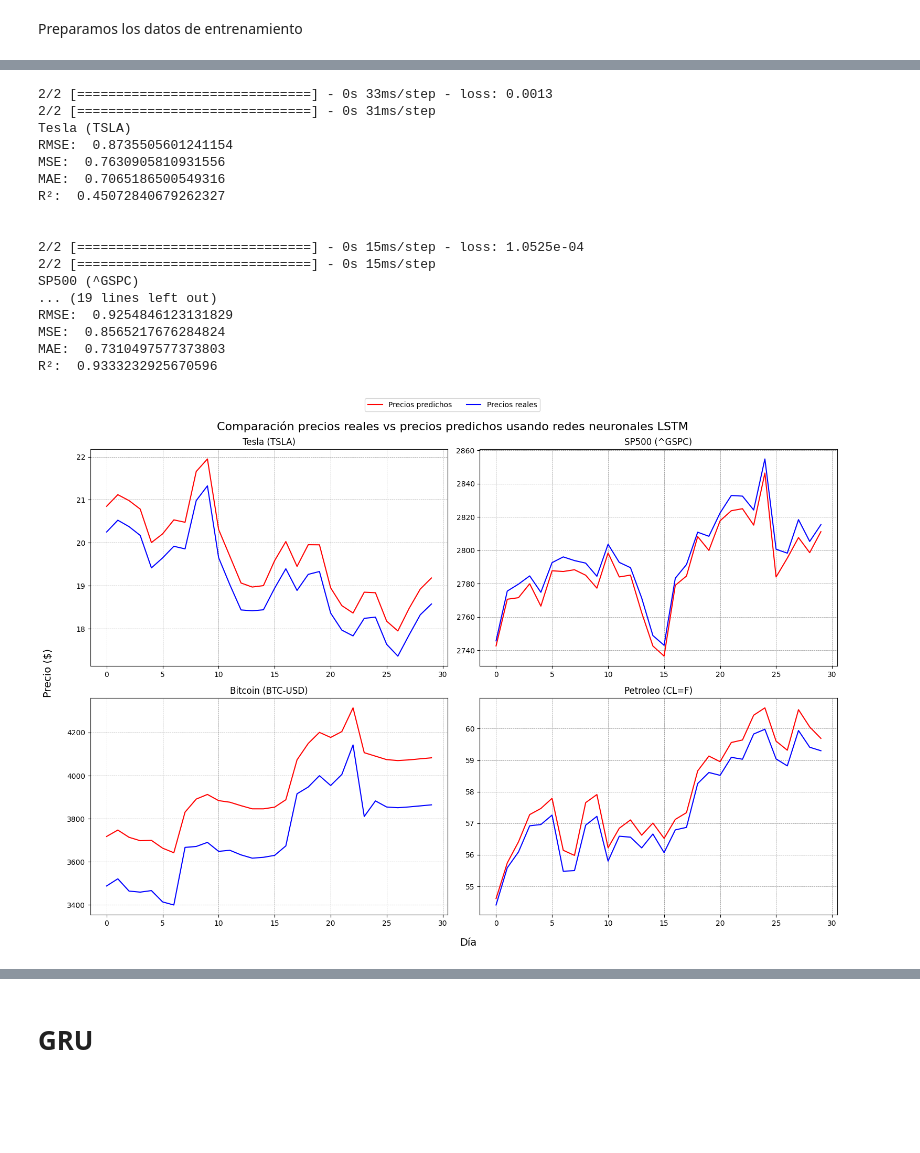
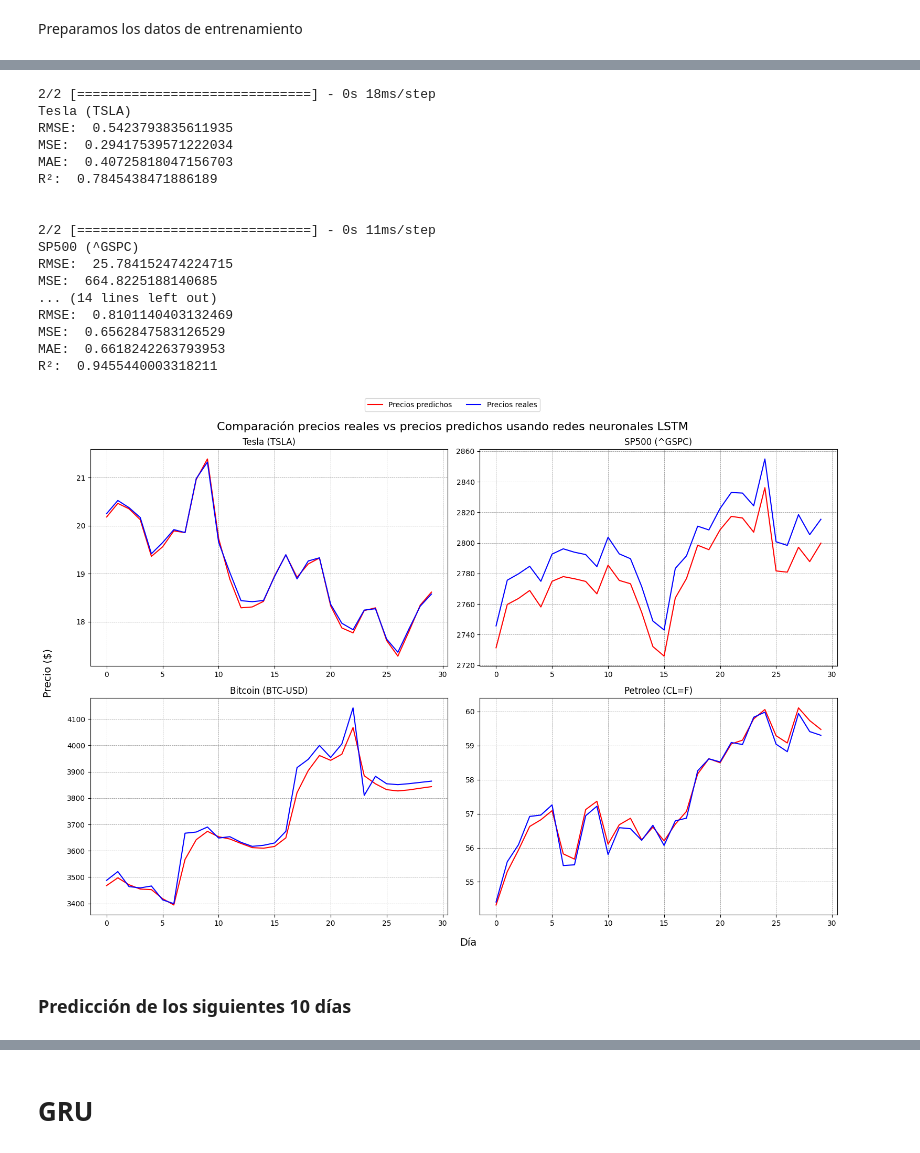
Before and after one commit to samuelvaler/TFM-PRICE-PREDICTION, a Jupyter notebook: Predicciones_2019/TFM_2010_2019.ipynb, the cells around one changed output, grey strips where cells are left out. Cells and saved outputs as stored; diff of their text form; code cells hidden in the pictures; blank space fills up the shorter version.

Commit message:
TFM Acabado
Versión Final mejorada

```diff
--- a/Predicciones_2019/TFM_2010_2019.ipynb
+++ b/Predicciones_2019/TFM_2010_2019.ipynb
@@ -612,13 +612,15 @@ y_sp500_t, x_sp500_t = create_time_series_dataset(datos_sp500_test, pasos_sp500)
 y_bitcoin_t, x_bitcoin_t = create_time_series_dataset(datos_bitcoin_test, pasos_bitcoin)
 y_petroleo_t, x_petroleo_t = create_time_series_dataset(datos_petroleo_test, pasos_petroleo)
 # %%
-def create_lstm(units, activation):
+def create_lstm(units, activation, learning_rate):
     model = Sequential()
     model.add(LSTM(units=units, activation=activation, input_shape=(None, 1), return_sequences=True))
     model.add(LSTM(units=units, activation=activation, return_sequences=True))
     model.add(LSTM(units=units, activation=activation, return_sequences=False))
     model.add(Dense(units=1))
-    model.compile(optimizer='adam', loss='mean_squared_error')
+    model.compile(loss='mean_squared_error',
+                  optimizer=Adam(learning_rate=learning_rate),
+                  metrics=['mean_squared_error'])
     return model
 
 
@@ -629,7 +631,8 @@ lstm_petroleo = KerasRegressor(build_fn=create_lstm)
 
 param_grid = {
     'units': [6, 12, 24, 36, 64, 128, 256, 512],
-    'activation': ['relu', 'sigmoid']
+    'activation': ['relu', 'sigmoid'],
+    'learning_rate': [0.0001, 0.001, 0.01, 0.1, 1]
 }
 
 grid_search_tesla = GridSearchCV(estimator=lstm_tesla, param_grid=param_grid, cv=3, scoring='r2', verbose=0)
@@ -641,15 +644,3 @@ grid_search_tesla.fit(x_train_tesla, y_train_tesla)
 grid_search_sp500.fit(x_train_sp500, y_train_sp500)
 grid_search_bitcoin.fit(x_train_bitcoin, y_train_bitcoin)
 grid_search_petroleo.fit(x_train_petroleo, y_train_petroleo)
-
-print("Mejores parámetros para Tesla: ", grid_search_tesla.best_params_)
-print("Mejor resultado para Tesla: ", grid_search_tesla.best_score_)
-
-print("Mejores parámetros para SP500: ", grid_search_sp500.best_params_)
-print("Mejor resultado para SP500: ", grid_search_sp500.best_score_)
-
-print("Mejores parámetros para Bitcoin: ", grid_search_bitcoin.best_params_)
-print("Mejor resultado para Bitcoin: ", grid_search_bitcoin.best_score_)
-
-print("Mejores parámetros para Petróleo: ", grid_search_petroleo.best_params_)
-print("Mejor resultado para Petróleo: ", grid_search_petroleo.best_score_)
@@ -680,7 +674,7 @@ lstm_tesla.add(LSTM(units = grid_search_tesla.best_params_['units'], activation
 lstm_tesla.add(LSTM(units = grid_search_tesla.best_params_['units'], activation = grid_search_tesla.best_params_['activation'], return_sequences=False))
 lstm_tesla.add(Dense(units = 1))
 
-lstm_tesla.compile(optimizer = 'adam', loss = 'mean_squared_error')
+lstm_tesla.compile(optimizer=Adam(learning_rate=grid_search_tesla.best_params_['learning_rate']), loss = 'mean_squared_error')
 history = lstm_tesla.fit(x_train_tesla, y_train_tesla, epochs=200, batch_size=32, verbose = False)
 score = lstm_tesla.evaluate(x_tesla_t, y_tesla_t, batch_size=32)
 y_pred_tesla_t = lstm_tesla.predict(x_tesla_t)
@@ -693,7 +687,7 @@ lstm_sp500.add(LSTM(units = grid_search_sp500.best_params_['units'], activation
 lstm_sp500.add(LSTM(units = grid_search_sp500.best_params_['units'], activation = grid_search_sp500.best_params_['activation'], return_sequences=True))
 lstm_sp500.add(LSTM(units = grid_search_sp500.best_params_['units'], activation = grid_search_sp500.best_params_['activation'], return_sequences=False))
 lstm_sp500.add(Dense(units = 1))
-lstm_sp500.compile(optimizer='adam', loss='mean_squared_error')
+lstm_sp500.compile(optimizer=Adam(learning_rate=grid_search_sp500.best_params_['learning_rate']), loss='mean_squared_error')
 history = lstm_sp500.fit(x_train_sp500, y_train_sp500, epochs=200, batch_size=32, verbose = False)
 score = lstm_sp500.evaluate(x_sp500_t, y_sp500_t, batch_size=32)
 y_pred_sp500_t = lstm_sp500.predict(x_sp500_t)
@@ -706,51 +700,53 @@ lstm_bitcoin.add(LSTM(units = grid_search_bitcoin.best_params_['units'], activat
 lstm_bitcoin.add(LSTM(units = grid_search_bitcoin.best_params_['units'], activation = grid_search_bitcoin.best_params_['activation'], return_sequences=True))
 lstm_bitcoin.add(LSTM(units = grid_search_bitcoin.best_params_['units'], activation = grid_search_bitcoin.best_params_['activation'], return_sequences=False))
 lstm_bitcoin.add(Dense(units = 1))
-lstm_bitcoin.compile(optimizer='adam', loss='mean_squared_error')
+lstm_bitcoin.compile(optimizer=Adam(learning_rate=grid_search_bitcoin.best_params_['learning_rate']), loss='mean_squared_error')
 history = lstm_bitcoin.fit(x_train_bitcoin, y_train_bitcoin, epochs=200, batch_size=32, verbose = False)
 score = lstm_bitcoin.evaluate(x_bitcoin_t, y_bitcoin_t, batch_size=32)
 y_pred_bitcoin_t = lstm_bitcoin.predict(x_bitcoin_t)
 evaluate_model(y_pred_bitcoin_t, y_bitcoin_t, "Bitcoin (BTC-USD)", axs[1, 0], scaler_bitcoin)
 save_model(lstm_bitcoin, 'modelos/stm_bitcoin.h5')
 
 
 lstm_petroleo = Sequential()
 lstm_petroleo.add(LSTM(units = grid_search_petroleo.best_params_['units'], activation = grid_search_petroleo.best_params_['activation'], input_shape = (None, 1), return_sequences=True))
 lstm_petroleo.add(LSTM(units = grid_search_petroleo.best_params_['units'], activation = grid_search_petroleo.best_params_['activation'], return_sequences=True))
 lstm_petroleo.add(LSTM(units = grid_search_petroleo.best_params_['units'], activation = grid_search_petroleo.best_params_['activation'], return_sequences=False))
 lstm_petroleo.add(Dense(units = 1))
-lstm_petroleo.compile(optimizer='adam', loss='mean_squared_error')
+lstm_petroleo.compile(optimizer=Adam(learning_rate=grid_search_petroleo.best_params_['learning_rate']), loss='mean_squared_error')
 history = lstm_petroleo.fit(x_train_petroleo, y_train_petroleo, epochs=200, batch_size=32, verbose = False)
 score = lstm_petroleo.evaluate(x_petroleo_t, y_petroleo_t, batch_size=32)
 y_pred_petroleo_t = lstm_petroleo.predict(x_petroleo_t)
 evaluate_model(y_pred_petroleo_t, y_petroleo_t, "Petroleo (CL=F)", axs[1, 1], scaler_petroleo)
 save_model(lstm_petroleo, 'modelos/lstm_petroleo.h5')
 
 
 fig.text(0.52, -0.02, 'Día', ha='center', fontsize=14)
 fig.text(-0.02, 0.5, 'Precio ($)', va='center', rotation='vertical', fontsize=14)
 fig.suptitle('Comparación precios reales vs precios predichos usando redes neuronales LSTM', fontsize=16)
 fig.legend(['Precios predichos', 'Precios reales'], loc='upper center', bbox_to_anchor=(0.5, 1.03), ncol=4)  # añade leyenda general para todo el gráfico
 
 plt.tight_layout()
 plt.show()
 # %% [output]
-2/2 [==============================] - 0s 33ms/step - loss: 0.0013
-2/2 [==============================] - 0s 31ms/step
+2/2 [==============================] - 0s 18ms/step
 Tesla (TSLA)
-RMSE:  0.8735505601241154
-MSE:  0.7630905810931556
-MAE:  0.7065186500549316
-R²:  0.45072840679262327
+RMSE:  0.5423793835611935
+MSE:  0.29417539571222034
+MAE:  0.40725818047156703
+R²:  0.7845438471886189
 
 
-2/2 [==============================] - 0s 15ms/step - loss: 1.0525e-04
-2/2 [==============================] - 0s 15ms/step
+2/2 [==============================] - 0s 11ms/step
 SP500 (^GSPC)
-... (19 lines left out)
-RMSE:  0.9254846123131829
-MSE:  0.8565217676284824
-MAE:  0.7310497577373803
-R²:  0.9333232925670596
+RMSE:  25.784152474224715
+MSE:  664.8225188140685
+... (14 lines left out)
+RMSE:  0.8101140403132469
+MSE:  0.6562847583126529
+MAE:  0.6618242263793953
+R²:  0.9455440003318211
-[figure, old version]
+[figure, new version]
+# %% [markdown]
+### Predicción de los siguientes 10 días
 # %%
```
Also changed, not shown: parts of 22 cells of this notebook, 9 other files.
